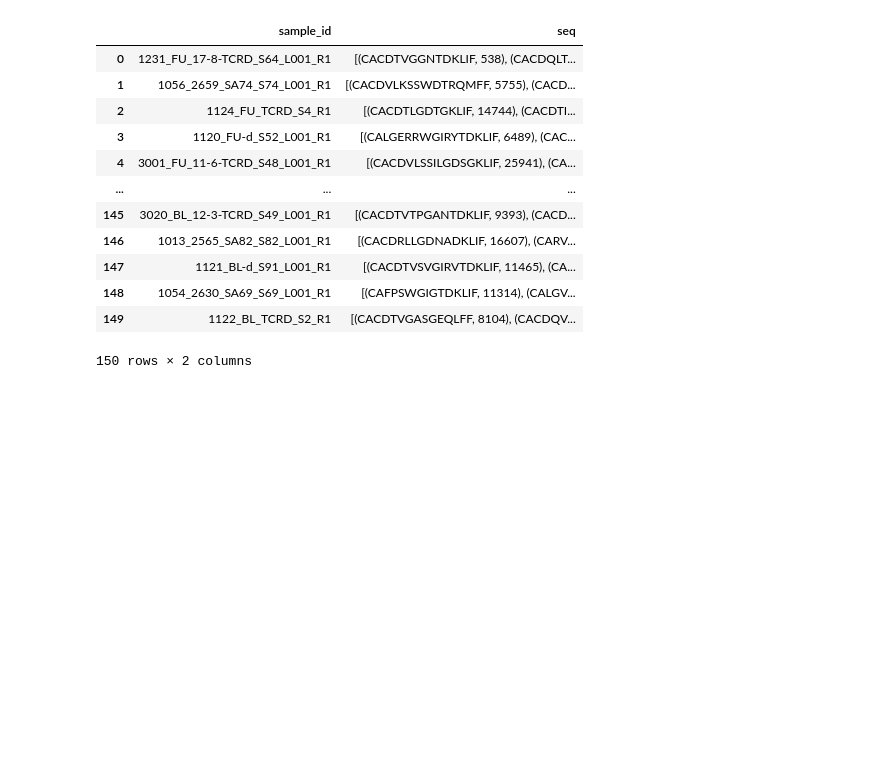
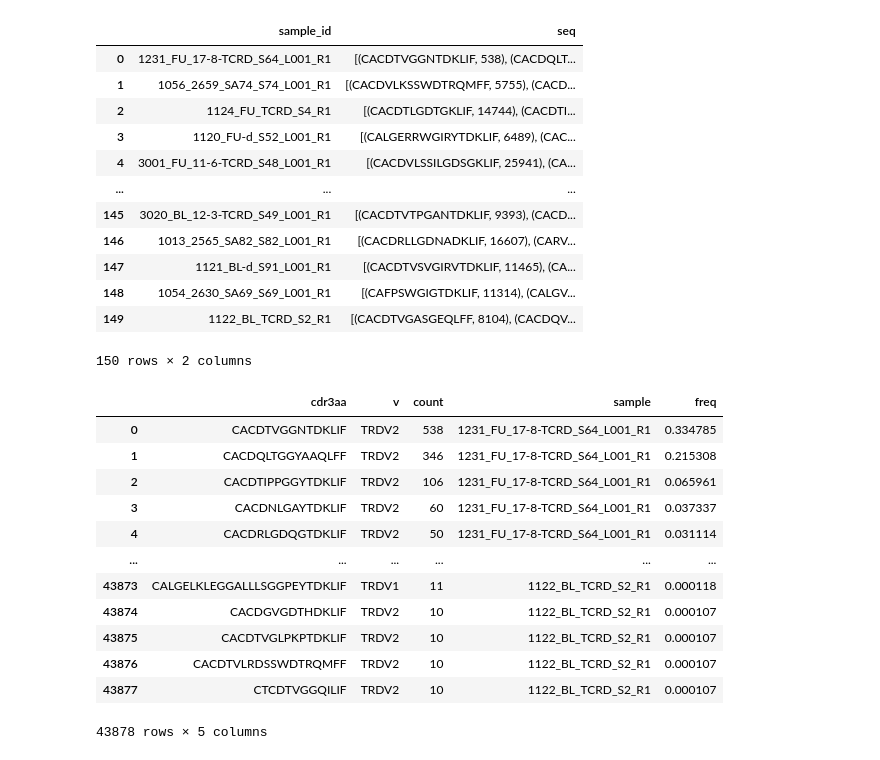
Before and after one commit to donEnno/gdTCR, a Jupyter notebook: main.ipynb, the cells around one changed output. Drawn from its saved outputs; the diff is of its cells as text; code cells hidden in the pictures; blank space fills up the shorter version.

```diff
--- a/main.ipynb
+++ b/main.ipynb
@@ -49,4 +49,20 @@ voc_data
 | 148 | 1054_2630_SA69_S69_L001_R1 | [(CAFPSWGIGTDKLIF, 11314), (CALGV... |
 | 149 | 1122_BL_TCRD_S2_R1 | [(CACDTVGASGEQLFF, 8104), (CACDQV... |
 150 rows × 2 columns
+# %%
+data
+# %% [output]
+|  | cdr3aa | v | count | sample | freq |
+| 0 | CACDTVGGNTDKLIF | TRDV2 | 538 | 1231_FU_17-8-TCRD_S64_L001_R1 | 0.334785 |
+| 1 | CACDQLTGGYAAQLFF | TRDV2 | 346 | 1231_FU_17-8-TCRD_S64_L001_R1 | 0.215308 |
+| 2 | CACDTIPPGGYTDKLIF | TRDV2 | 106 | 1231_FU_17-8-TCRD_S64_L001_R1 | 0.065961 |
+| 3 | CACDNLGAYTDKLIF | TRDV2 | 60 | 1231_FU_17-8-TCRD_S64_L001_R1 | 0.037337 |
+| 4 | CACDRLGDQGTDKLIF | TRDV2 | 50 | 1231_FU_17-8-TCRD_S64_L001_R1 | 0.031114 |
+| ... | ... | ... | ... | ... | ... |
+| 43873 | CALGELKLEGGALLLSGGPEYTDKLIF | TRDV1 | 11 | 1122_BL_TCRD_S2_R1 | 0.000118 |
+| 43874 | CACDGVGDTHDKLIF | TRDV2 | 10 | 1122_BL_TCRD_S2_R1 | 0.000107 |
+| 43875 | CACDTVGLPKPTDKLIF | TRDV2 | 10 | 1122_BL_TCRD_S2_R1 | 0.000107 |
+| 43876 | CACDTVLRDSSWDTRQMFF | TRDV2 | 10 | 1122_BL_TCRD_S2_R1 | 0.000107 |
+| 43877 | CTCDTVGGQILIF | TRDV2 | 10 | 1122_BL_TCRD_S2_R1 | 0.000107 |
+43878 rows × 5 columns
 # %%
```
Also changed, not shown: parts of 7 cells of this notebook.
